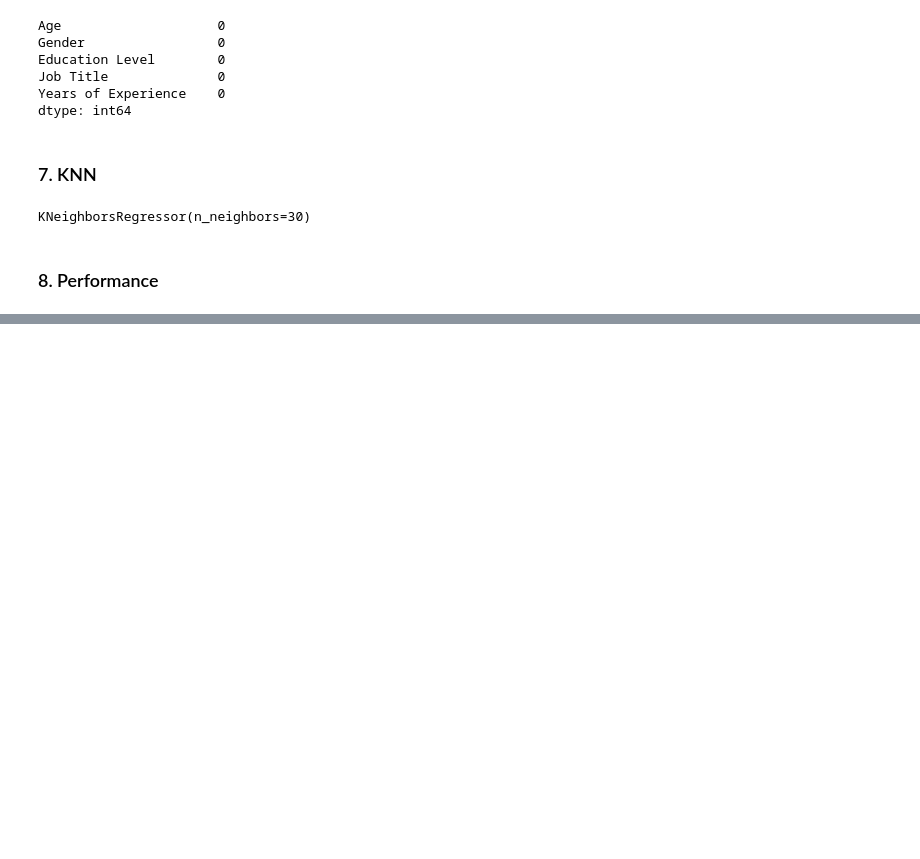
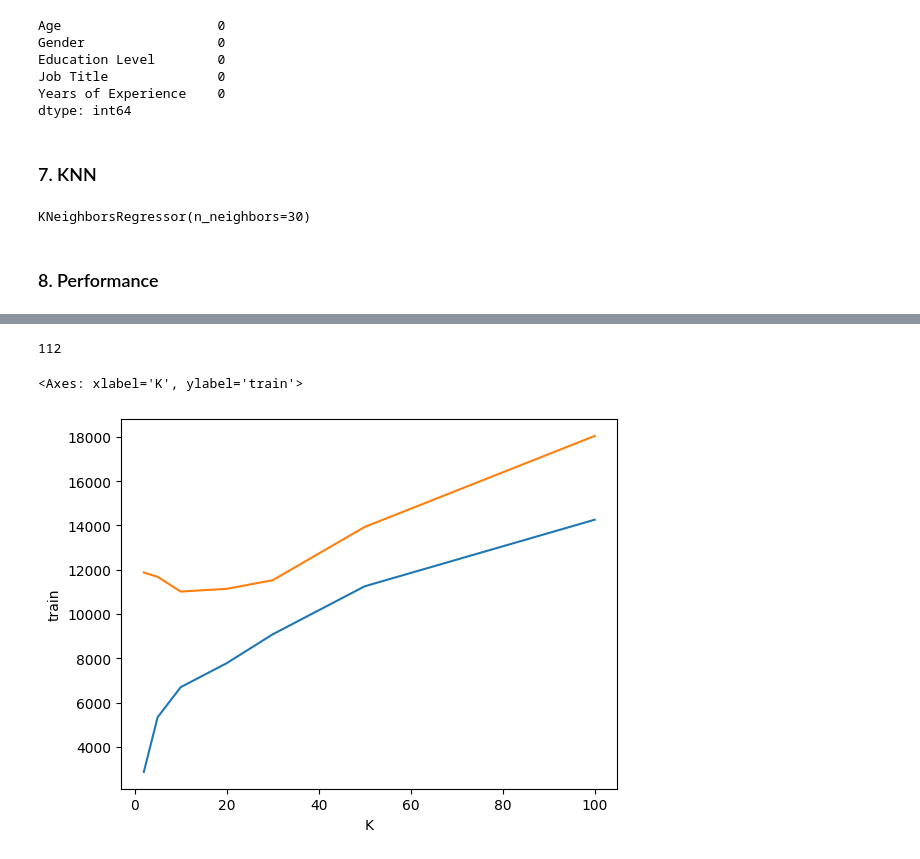
Before and after one commit to JCaballerot/Machine-Learning-Program, a Jupyter notebook: Supervised_models/KNN/Salary_prediction.ipynb, the cells around one changed output, grey strips where cells are left out. Saved outputs shown, nothing was run; the diff lists cells and outputs as text; code cells hidden in the pictures; blank space fills up the shorter version.

```diff
--- a/Supervised_models/KNN/Salary_prediction.ipynb
+++ b/Supervised_models/KNN/Salary_prediction.ipynb
@@ -217,0 +233,31 @@ R^2: 0.9183679193438627
+# %%
+len(X_test_f)
+# %% [output]
+112
+# %%
+
+grid = [2, 5, 10, 20, 30, 50, 100]
+list_train = []
+list_test = []
+
+for k in grid:
+  knn = KNeighborsRegressor(n_neighbors = k)
+  knn.fit(X_train_f, y_train)
+  # Realizar predicciones en el conjunto de prueba
+  y_train_pred = knn.predict(X_train_f)
+  y_test_pred = knn.predict(X_test_f)
+
+  list_train.append(mean_absolute_error(y_train, y_train_pred))
+  list_test.append(mean_absolute_error(y_test, y_test_pred))
+
+res = pd.DataFrame({'K':grid,
+                    'train':list_train,
+                    'test':list_test})
+
+import seaborn as sns
+
+sns.lineplot(data=res, x = 'K', y = 'train')
+sns.lineplot(data=res, x = 'K', y = 'test')
+# %% [output]
+<Axes: xlabel='K', ylabel='train'>
+[figure, added]
```
Also changed, not shown: parts of 12 cells of this notebook.
